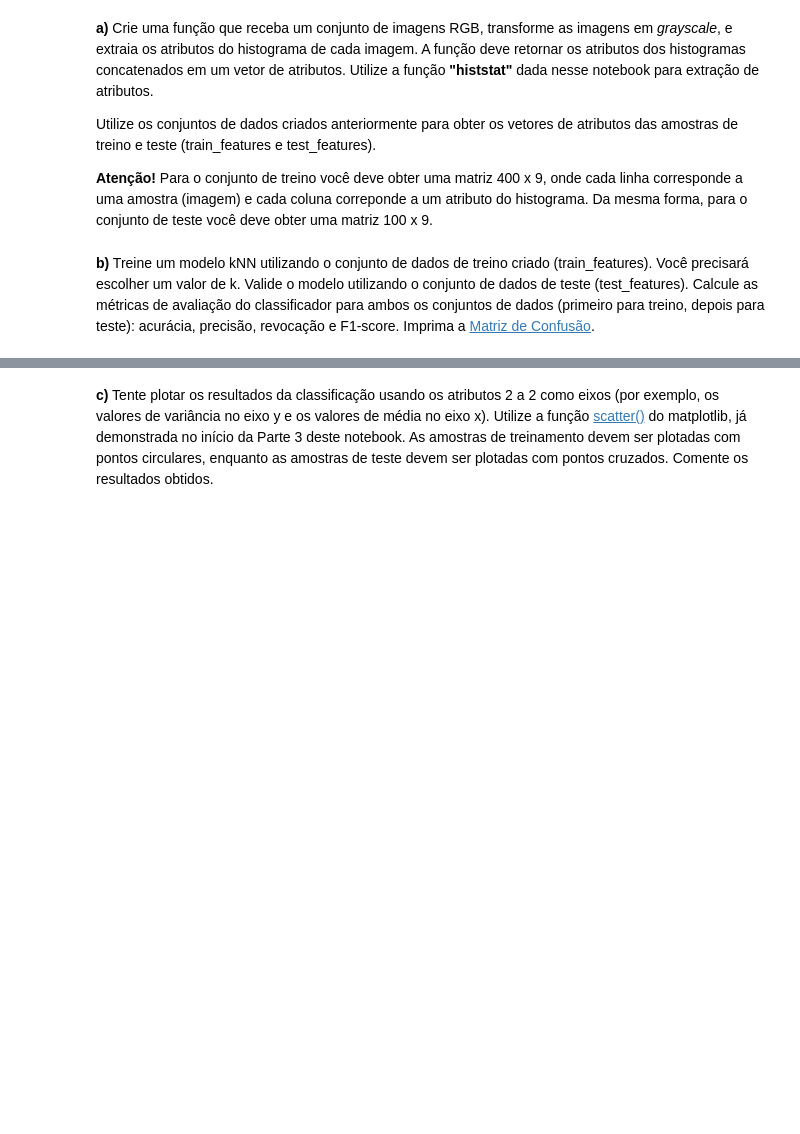
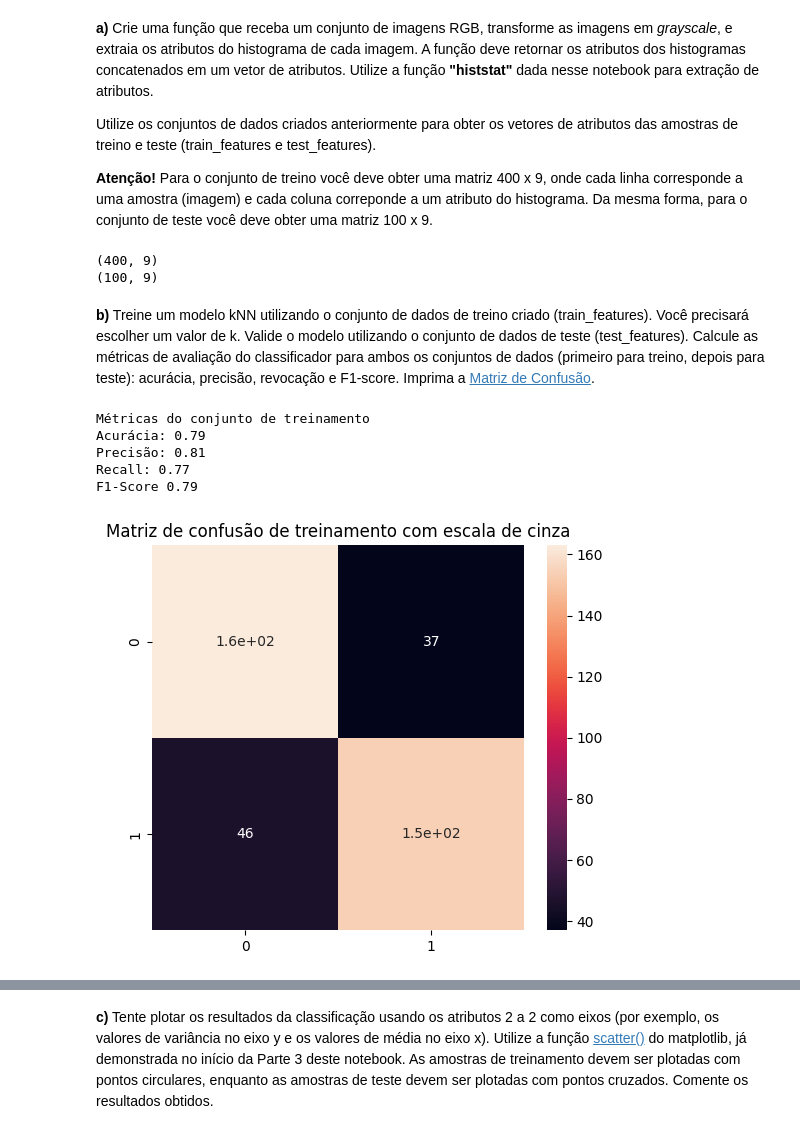
Before and after one commit to jiahas/ia905-introducttion-to-image-processing-and-analysis, a Jupyter notebook: Ex02_195673.ipynb, the cells around one changed output, grey strips where cells are left out. Cells and saved outputs as stored; diff of their text form; code cells hidden in the pictures; blank space fills up the shorter version.

```diff
--- a/Ex02_195673.ipynb
+++ b/Ex02_195673.ipynb
@@ -307,2 +377,23 @@ Utilize os conjuntos de dados criados anteriormente para obter os vetores de atr
+# %%
+def classify(img_set, c = 'gray'):
+  n
+  my_set = np.array(img_set)
+  if c == 'gray':
+    my_set = rgb_to_gray(my_set[:])
+    my_stats = np.array([histstat(img) for img in my_set])
+  elif c == 'rgb':
+    my_stats = {}
+    my_stats['rgb'] = np.array([histstat(img) for img in my_set])
+    for i, color in enumerate(c_rgb):
+      my_stats[color] = np.array([histstat(img[:,:,i]) for img in my_set])
+  return my_stats
+
+train_features = classify(images_train)
+test_features = classify(images_test)
+print(train_features.shape)
+print(test_features.shape)
+# %% [output]
+(400, 9)
+(100, 9)
 # %% [markdown]
 **b)** Treine um modelo kNN utilizando o conjunto de dados de treino criado (train_features). Você precisará escolher um valor de k. Valide o modelo utilizando o conjunto de dados de teste (test_features). Calcule as métricas de avaliação do classificador para ambos os conjuntos de dados (primeiro para treino, depois para teste): acurácia, precisão, revocação e F1-score. Imprima a [Matriz de Confusão](https://scikit-learn.org/stable/modules/generated/sklearn.metrics.confusion_matrix.html).
@@ -310,0 +400,33 @@ Utilize os conjuntos de dados criados anteriormente para obter os vetores de atr
+# %%
+model = KNeighborsClassifier(n_neighbors=3)
+model.fit(train_features, labels_train)
+
+labels_train_pred = model.predict(train_features)
+
+labels_test_pred = model.predict(test_features)
+# %%
+# Avaliando o modelo (as funções foram importadas previamente da biblioteca sklearn.metrics)
+acc = accuracy_score(labels_train, labels_train_pred)
+prec = precision_score(labels_train, labels_train_pred)
+rec = recall_score(labels_train, labels_train_pred)
+f1 = f1_score(labels_train, labels_train_pred)
+
+# Imprimindo as métricas
+print(f"Métricas do conjunto de treinamento\nAcurácia: {acc:.2f}\nPrecisão: {prec:.2f}\nRecall: {rec:.2f}\nF1-Score {f1:.2f}\n")
+
+# Matriz de confusão
+
+cm = confusion_matrix(labels_train,labels_train_pred)
+
+df_cm = pd.DataFrame(cm, index = [i for i in "01"],
+                  columns = [i for i in "01"]);
+plt.figure(figsize = (6,5));
+plt.title('Matriz de confusão de treinamento com escala de cinza')
+sn.heatmap(df_cm, annot=True);
+# %% [output]
+Métricas do conjunto de treinamento
+Acurácia: 0.79
+Precisão: 0.81
+Recall: 0.77
+F1-Score 0.79
+[figure, added]
```
Also changed, not shown: parts of 49 cells of this notebook.
